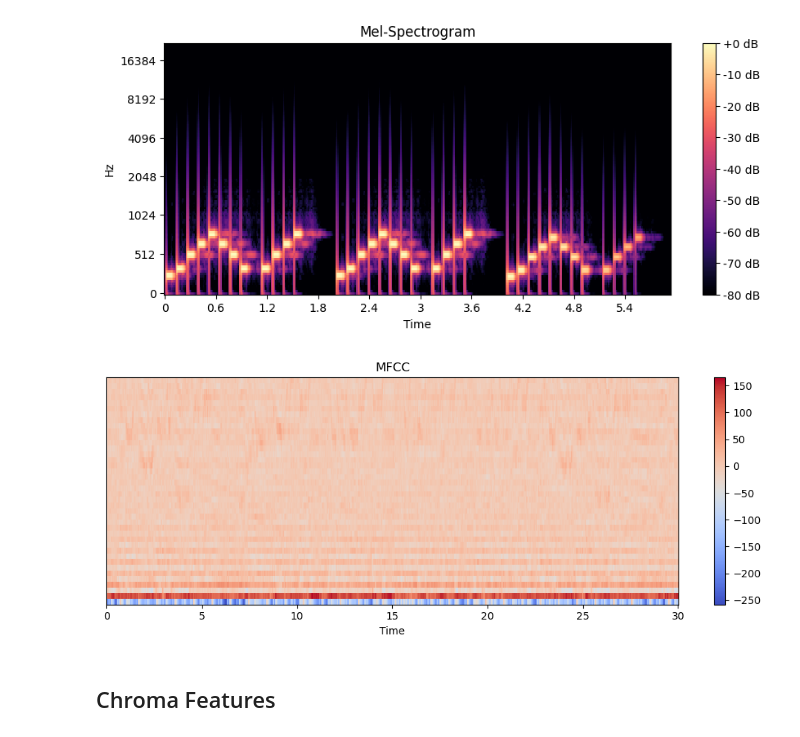
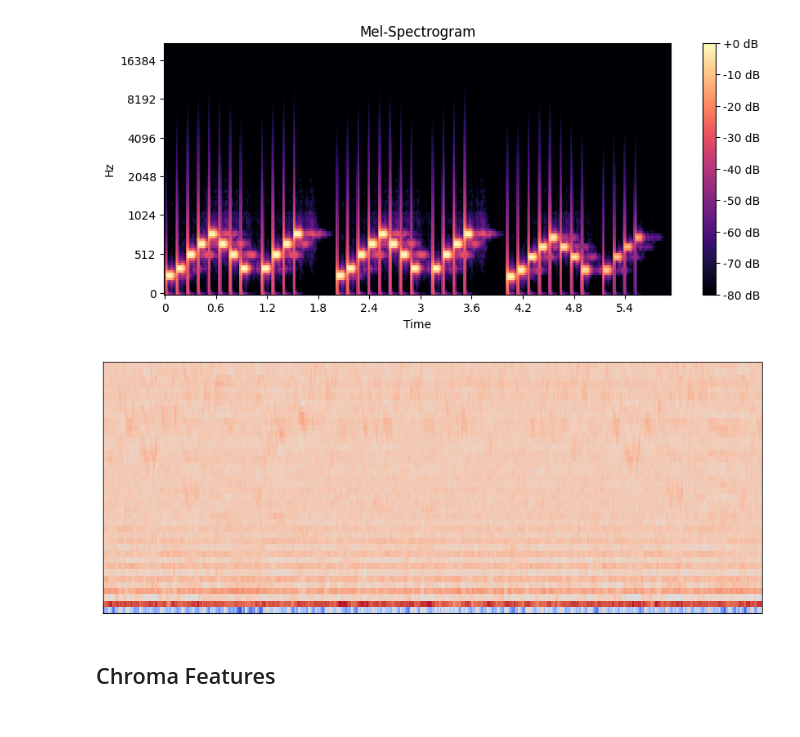
Before and after one commit to terryluan12/Genrify, a Jupyter notebook: genrify.ipynb, the cells around one changed output. Cells and saved outputs as stored; diff of their text form; code cells hidden in the pictures.

```diff
--- a/genrify.ipynb
+++ b/genrify.ipynb
@@ -72,9 +75,6 @@ get_mel_spectrograms()
 # %% [output]
 [figure]
 # %%
-# convert .wav to MFCC features
-import librosa
-
 def extract_features_mfcc(file_name):
     """
     Extract MFCC features from audio file
@@ -84,15 +84,18 @@ def extract_features_mfcc(file_name):
     Returns:
         mfccs (np.array): MFCC features
     """
-    num_mfcc = 40
-    audio, sample_rate = librosa.load(file_name)
-    mfccs = librosa.feature.mfcc(y=audio, sr=sample_rate, n_mfcc=num_mfcc)
-    mfccs = mfccs[:, 0:num_mfcc]
+    try:
+        num_mfcc = 40
+        audio, sample_rate = librosa.load(file_name)
+        mfccs = librosa.feature.mfcc(y=audio, sr=sample_rate, n_mfcc=num_mfcc)
+        mfccs = mfccs[:, 0:num_mfcc]
+    except Exception as e:
+        print("Error encountered while parsing file: ", file_name)
+        return None
     return mfccs
 
 # save mfcc features to an image
 import matplotlib.pyplot as plt
-import librosa.display
 
 def save_mfcc_image(mfccs, file_name):
     """
@@ -102,22 +105,22 @@ def save_mfcc_image(mfccs, file_name):
         mfccs (np.array): MFCC features
         file_name (str): path to save image
     """
-    plt.figure(figsize=(10, 4))
-    librosa.display.specshow(mfccs, x_axis='time')
-    plt.colorbar()
-    plt.title('MFCC')
+    if mfccs is None:
+        return
+    plt.figure(figsize=(10, 4), frameon=False)
+    librosa.display.specshow(mfccs)
     plt.tight_layout()
     plt.savefig(file_name)
+    plt.cla()
+    plt.close()
 # %%
 mfcc = extract_features_mfcc('Data/genres_original/blues/blues.00000.wav')
-plt.figure(figsize=(10, 4))
-librosa.display.specshow(mfccs, x_axis='time')
-plt.colorbar()
-plt.title('MFCC')
+plt.figure(figsize=(10, 4), frameon=False)
+librosa.display.specshow(mfccs)
 plt.tight_layout()
 plt.show()
 # %% [output]
-[figure, old version]
+[figure, new version]
 # %% [markdown]
 ## Chroma Features
 # %%
```
Also changed, not shown: parts of 8 cells of this notebook.
